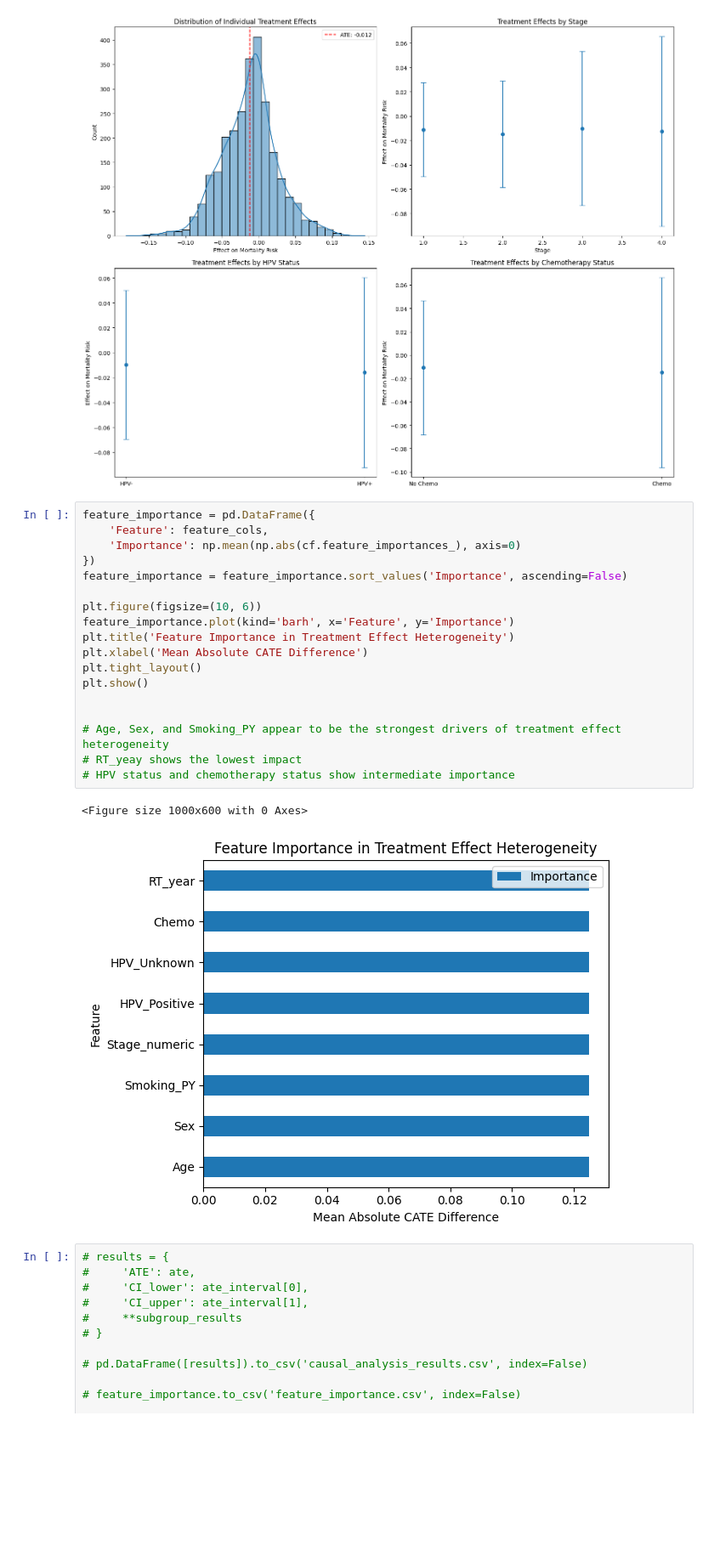
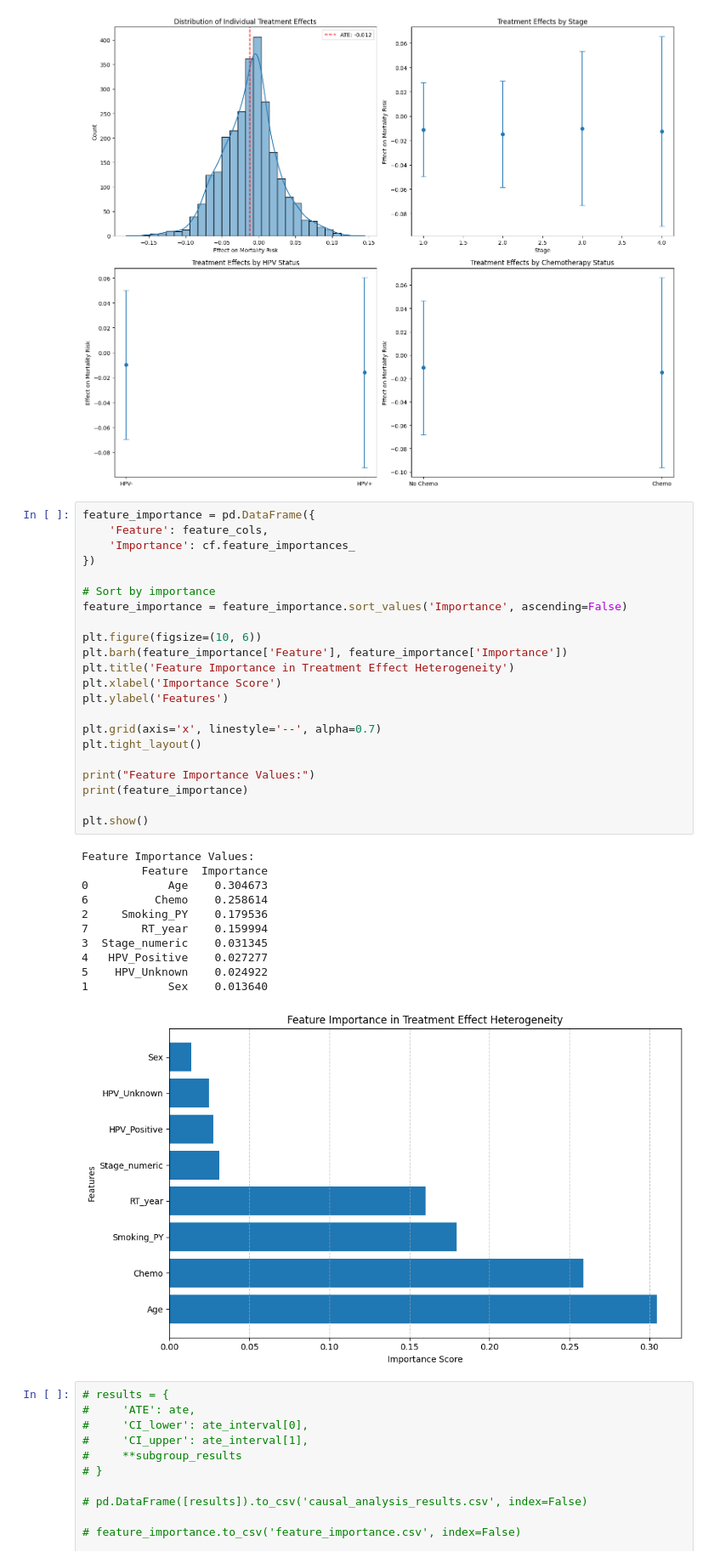
Before and after one commit to everestyang1/CAST-HNSCC-Research, a Jupyter notebook: Python_analysis.ipynb, the cells around one changed output. Shown at 85% size. Cells and saved outputs as stored; diff of their text form; blank space fills up the shorter version.

```diff
--- a/analysis.ipynb
+++ b/Python_analysis.ipynb
@@ -401,24 +401,37 @@ plt.show()
 # %%
 feature_importance = pd.DataFrame({
     'Feature': feature_cols,
-    'Importance': np.mean(np.abs(cf.feature_importances_), axis=0)
+    'Importance': cf.feature_importances_
 })
+
+# Sort by importance
 feature_importance = feature_importance.sort_values('Importance', ascending=False)
 
 plt.figure(figsize=(10, 6))
-feature_importance.plot(kind='barh', x='Feature', y='Importance')
+plt.barh(feature_importance['Feature'], feature_importance['Importance'])
 plt.title('Feature Importance in Treatment Effect Heterogeneity')
-plt.xlabel('Mean Absolute CATE Difference')
+plt.xlabel('Importance Score')
+plt.ylabel('Features')
+
+plt.grid(axis='x', linestyle='--', alpha=0.7)
 plt.tight_layout()
+
+print("Feature Importance Values:")
+print(feature_importance)
+
 plt.show()
-
-
-# Age, Sex, and Smoking_PY appear to be the strongest drivers of treatment effect heterogeneity
-# RT_yeay shows the lowest impact
-# HPV status and chemotherapy status show intermediate importance
 # %% [output]
-<Figure size 1000x600 with 0 Axes>
+Feature Importance Values:
+         Feature  Importance
+0            Age    0.304673
+6          Chemo    0.258614
+2     Smoking_PY    0.179536
+7        RT_year    0.159994
+3  Stage_numeric    0.031345
+4   HPV_Positive    0.027277
+5    HPV_Unknown    0.024922
+1            Sex    0.013640
-[figure, old version]
+[figure, new version]
 # %%
 # results = {
 #     'ATE': ate,
```
Also changed, not shown: 1 other file.
